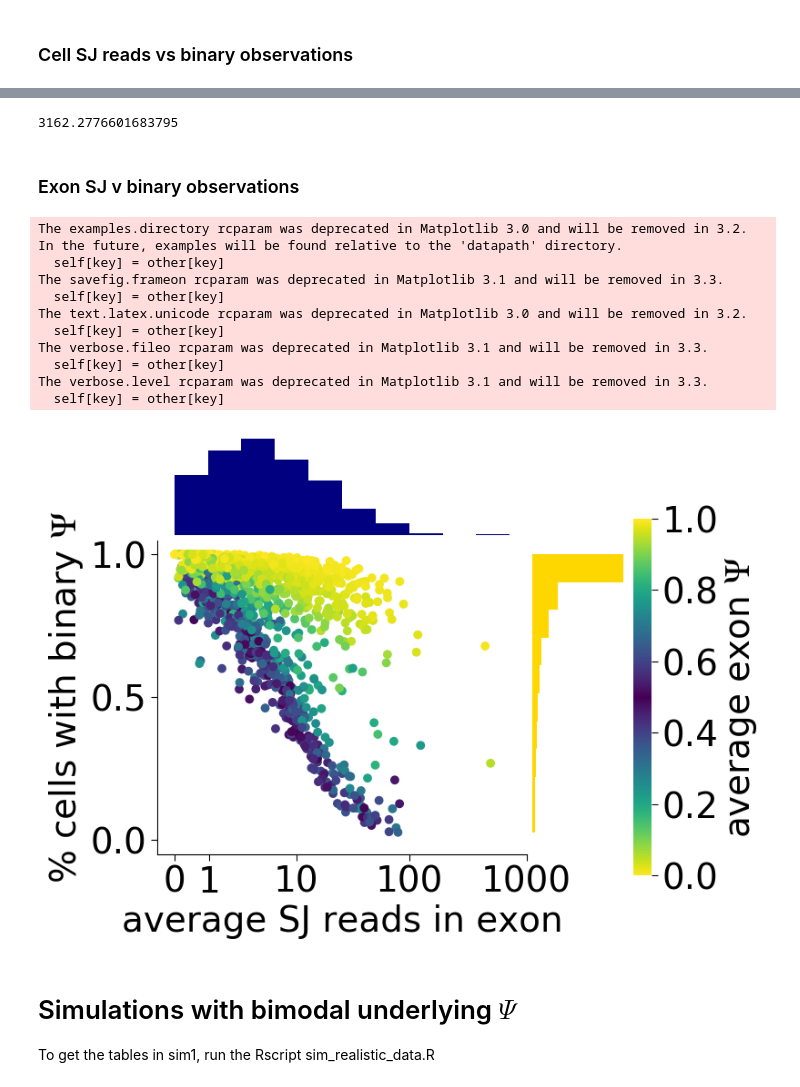
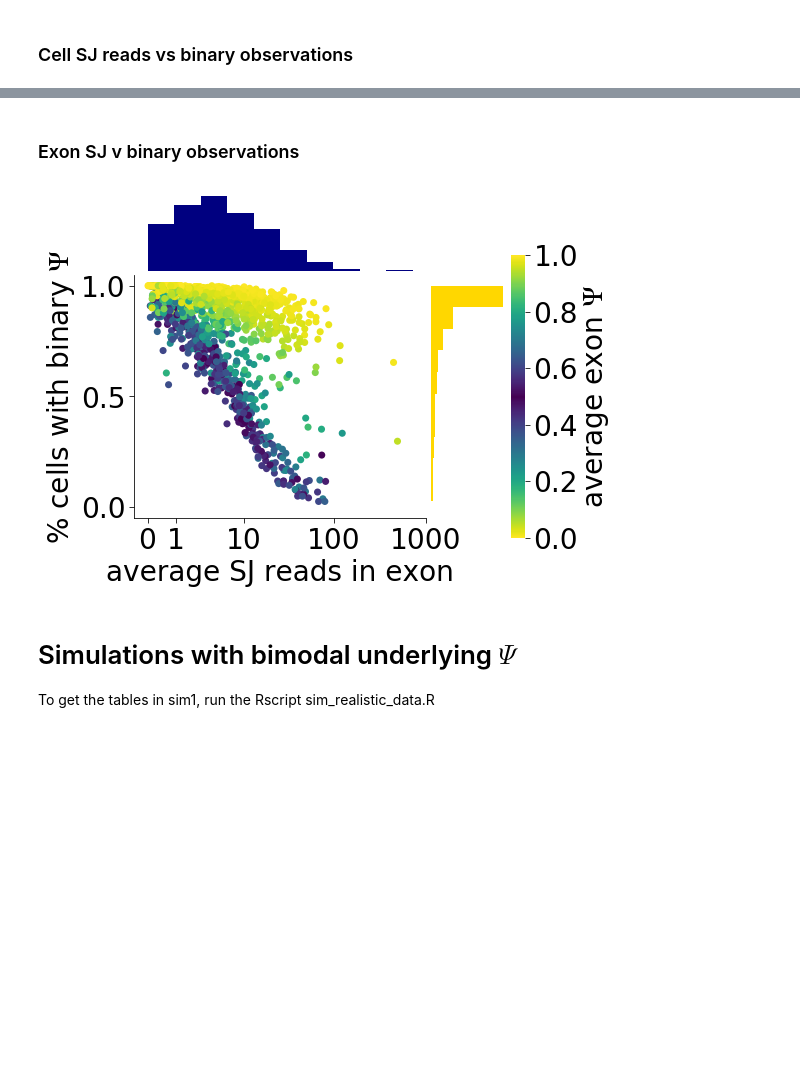
Before and after one commit to lareaulab/sc_binary_splicing, a Jupyter notebook: results/simulations/Simulations.ipynb, the cells around one changed output, grey strips where cells are left out. Saved outputs shown, nothing was run; the diff lists cells and outputs as text; code cells hidden in the pictures; blank space fills up the shorter version.

```diff
--- a/results/simulations/Simulations.ipynb
+++ b/results/simulations/Simulations.ipynb
@@ -29,6 +28,7 @@ import importlib
 importlib.reload(scp)
 importlib.reload(spu)
 mpl.rcParams["mathtext.fontset"] = "stix"
+mpl.rcParams['pdf.fonttype'] = 42
 # %% [markdown]
 # Simulations with unimodal underlying $\Psi$
 
@@ -53,11 +53,11 @@ bins_uni_01 = scp.get_bins_table(uni_01_psi, uni_true_counts)
 # %% [markdown]
 ### All simulated exons
 # %%
-import importlib
-importlib.reload(scp)
-importlib.reload(spu)
-sns.reset_orig()
-mpl.rcParams["mathtext.fontset"] = "stix"
+# import importlib
+# importlib.reload(scp)
+# importlib.reload(spu)
+# sns.reset_orig()
+# mpl.rcParams["mathtext.fontset"] = "stix"
 hist_list = [bins_uni_true[0], bins_uni_2[0], bins_uni_1[0], bins_uni_05[0], bins_uni_02[0], bins_uni_01[0]]
 dset_name_list = ["True $\Psi$", "Capture = 0.2", "Capture = 0.1", "Capture = 0.05", "Capture = 0.02", "Capture = 0.01"]
 
@@ -79,11 +68,11 @@ The verbose.level rcparam was deprecated in Matplotlib 3.1 and will be removed i
 # %% [markdown]
 ### Intermediate simulated exons
 # %%
-import importlib
-importlib.reload(scp)
-importlib.reload(spu)
-sns.reset_orig()
-mpl.rcParams["mathtext.fontset"] = "stix"
+# import importlib
+# importlib.reload(scp)
+# importlib.reload(spu)
+# sns.reset_orig()
+# mpl.rcParams["mathtext.fontset"] = "stix"
 hist_list = [bins_uni_true[1],  bins_uni_2[1], bins_uni_1[1], bins_uni_05[1], bins_uni_02[1], bins_uni_01[1]]
 dset_name_list = ["", "25%", "10%", "5%", "2%", "1%"]
 
@@ -125,8 +104,8 @@ scp.plot_cell_expression_v_binary(uni_1_psi.loc[inter], uni_1_counts.loc[inter],
 # %%
-import importlib
-importlib.reload(scp)
-importlib.reload(spu)
-mpl.rcParams["mathtext.fontset"] = "stix"
+# import importlib
+# importlib.reload(scp)
+# importlib.reload(spu)
+# mpl.rcParams["mathtext.fontset"] = "stix"
 
 inter = uni_1_psi.loc[(uni_1_psi.mean(axis=1) >= 0.2) & (uni_1_psi.mean(axis=1) <= 0.8)].index
 
@@ -144,37 +123,23 @@ scp.plot_cell_expression_v_binary(uni_1_psi.loc[inter], uni_1_counts.loc[inter],
-# %%
-10**3.5
-# %% [output]
-3162.2776601683795
 # %% [markdown]
 ### Exon SJ v binary observations
 # %%
-import importlib
-importlib.reload(scp)
-importlib.reload(spu)
-sns.reset_orig()
-mpl.rcParams["mathtext.fontset"] = "stix"
+# import importlib
+# importlib.reload(scp)
+# importlib.reload(spu)
+# sns.reset_orig()
+# mpl.rcParams["mathtext.fontset"] = "stix"
 
-figsize(13, 12)
+# figsize(13, 12)
 
 xlocations=[0, 1, 10, 100, 1000]
 #xtags = ['25', '50', '100', '200', '400', '800']
 scp.plot_ase_expression_v_binary(uni_1_psi, uni_1_counts, 'Unimodal', 'unimodal_simulation', xlocations=xlocations,
                                  xlabel='average SJ reads in exon',
                               plot_dir = 'plots', just_show=False)
 
 plt.show()
 # %% [output]
-The examples.directory rcparam was deprecated in Matplotlib 3.0 and will be removed in 3.2. In the future, examples will be found relative to the 'datapath' directory.
-  self[key] = other[key]
-The savefig.frameon rcparam was deprecated in Matplotlib 3.1 and will be removed in 3.3.
-  self[key] = other[key]
-The text.latex.unicode rcparam was deprecated in Matplotlib 3.0 and will be removed in 3.2.
-  self[key] = other[key]
-The verbose.fileo rcparam was deprecated in Matplotlib 3.1 and will be removed in 3.3.
-  self[key] = other[key]
-The verbose.level rcparam was deprecated in Matplotlib 3.1 and will be removed in 3.3.
-  self[key] = other[key]
-[figure, old version]
+[figure, new version]
 # %% [markdown]
 # Simulations with bimodal underlying $\Psi$
 
```
Also changed, not shown: parts of 10 cells of this notebook, 33 other files.
